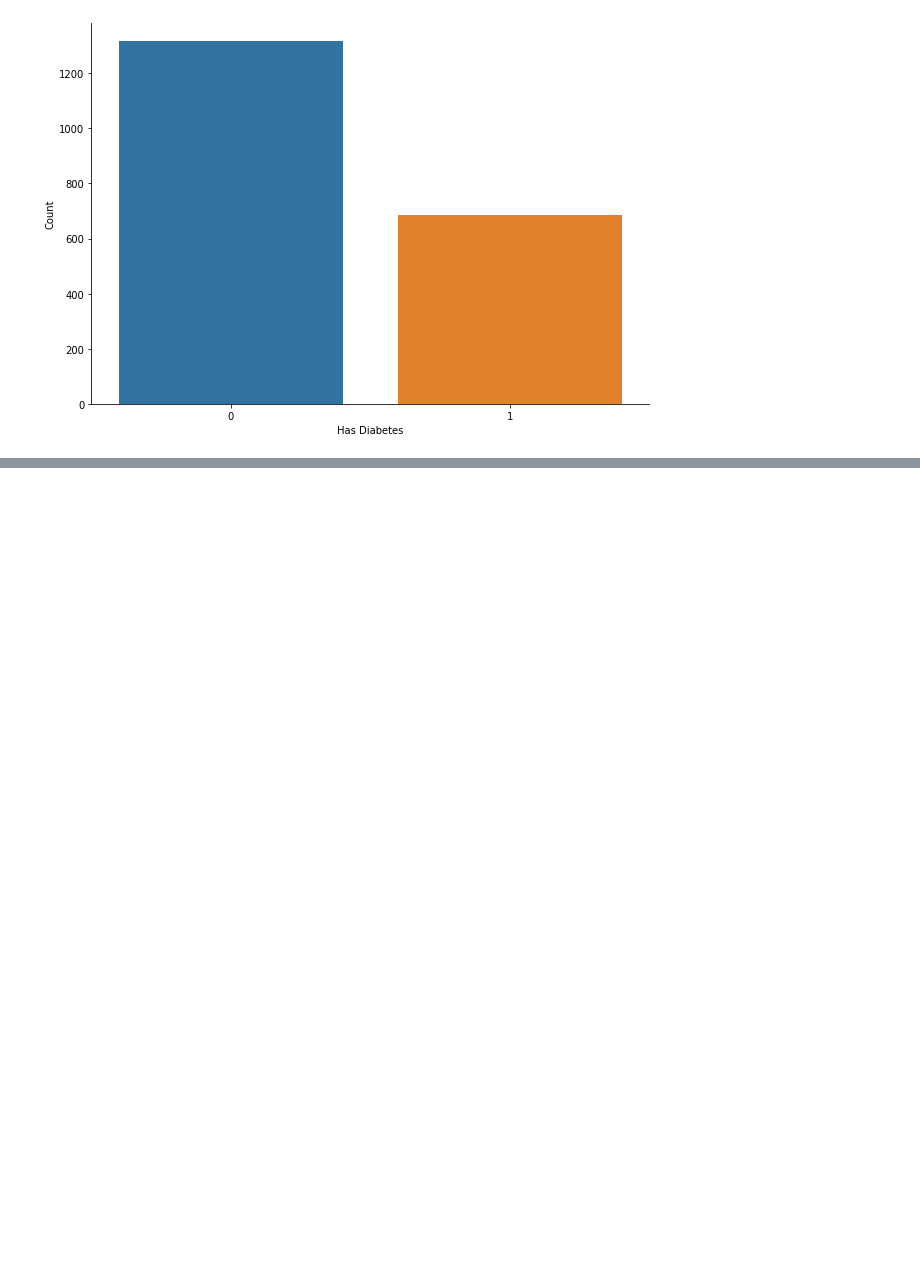
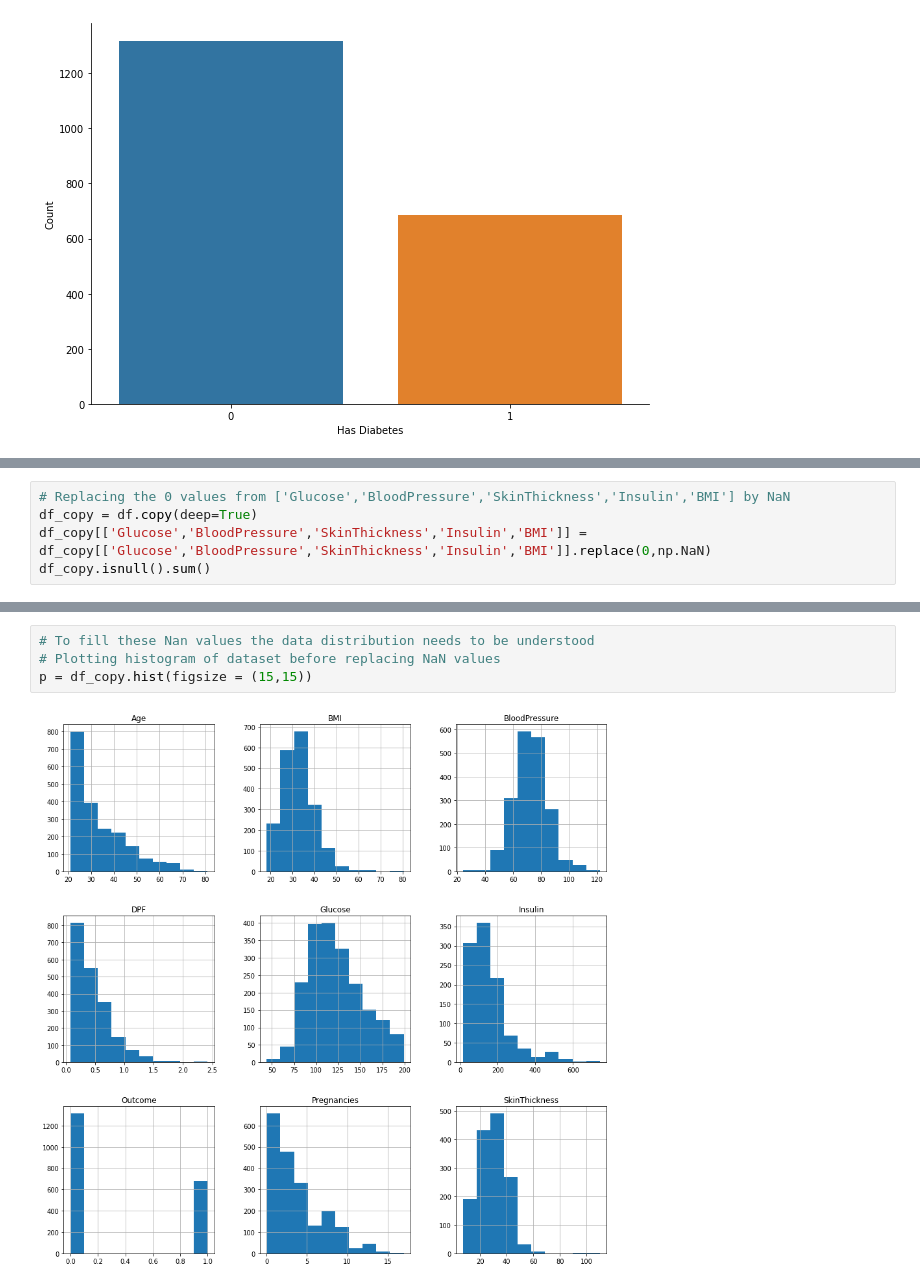
Before and after one commit to mekdes975/Diabetes-Prediction, a Jupyter notebook: diabetes_classification.ipynb, the cells around one changed output, grey strips where cells are left out. Drawn from its saved outputs; the diff is of its cells as text; blank space fills up the shorter version.

Commit message:
cleans source data

```diff
--- a/diabetes_classification.ipynb
+++ b/diabetes_classification.ipynb
@@ -126,0 +129,5 @@ plt.show()
+# %%
+# Replacing the 0 values from ['Glucose','BloodPressure','SkinThickness','Insulin','BMI'] by NaN
+df_copy = df.copy(deep=True)
+df_copy[['Glucose','BloodPressure','SkinThickness','Insulin','BMI']] = df_copy[['Glucose','BloodPressure','SkinThickness','Insulin','BMI']].replace(0,np.NaN)
+df_copy.isnull().sum()
@@ -126,0 +145,6 @@ plt.show()
+# %%
+# To fill these Nan values the data distribution needs to be understood
+# Plotting histogram of dataset before replacing NaN values
+p = df_copy.hist(figsize = (15,15))
+# %% [output]
+[figure, added]
```
Also changed, not shown: parts of 5 cells of this notebook.
